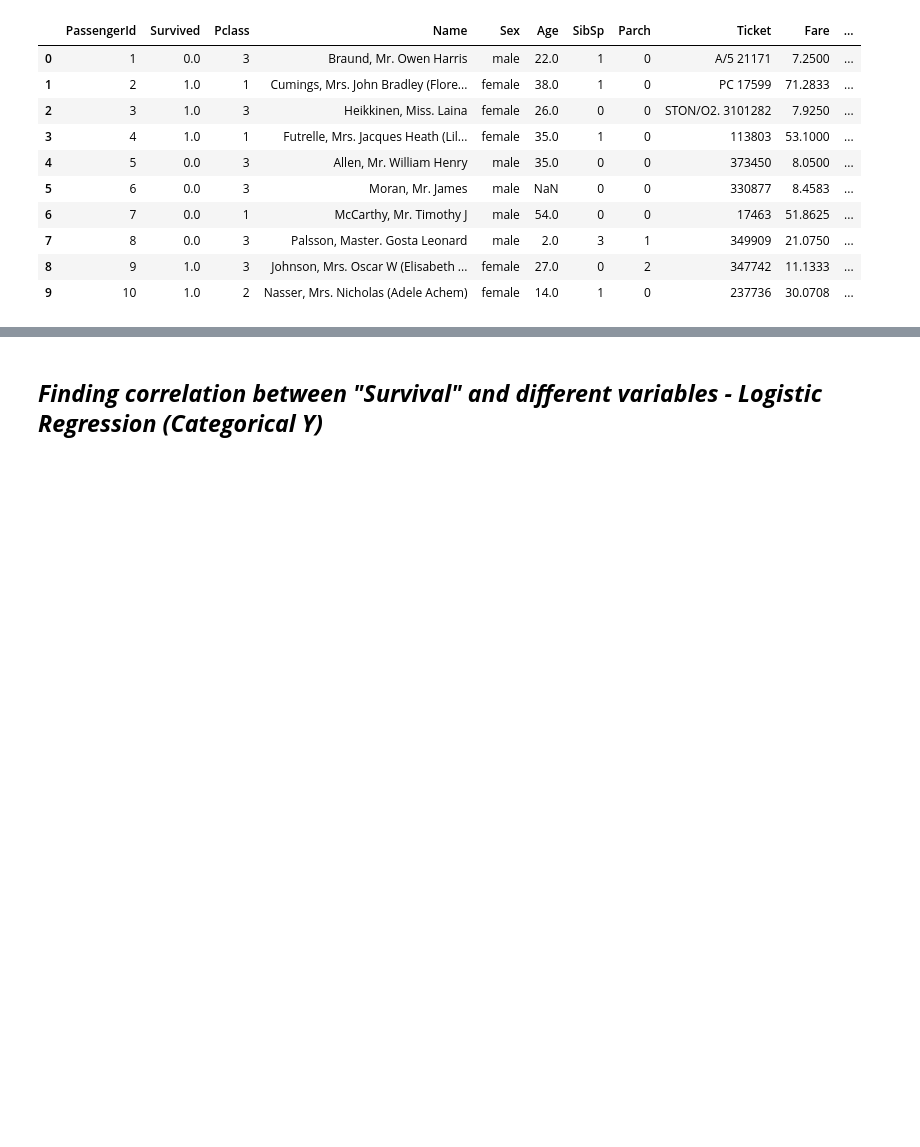
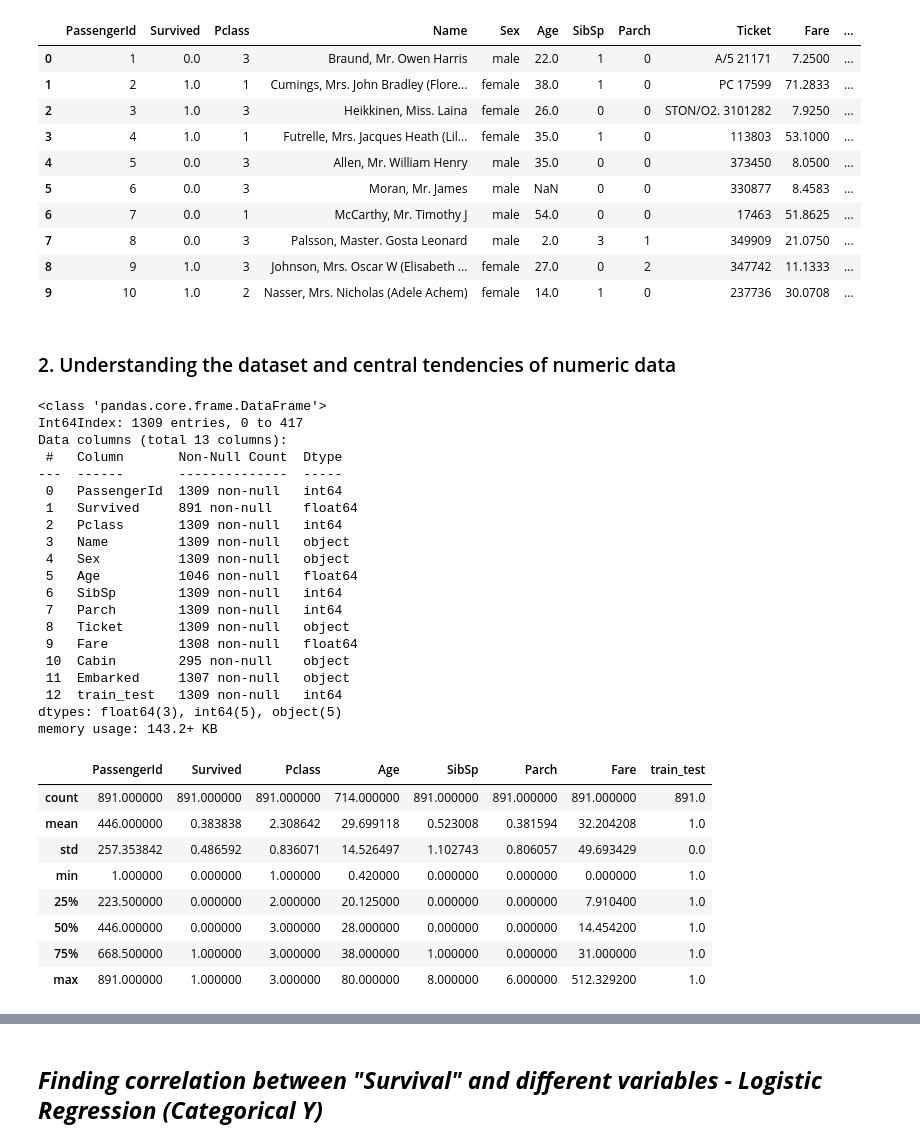
Before and after one commit to narz0001/Titanic_ML_Kaggle, a Jupyter notebook: Titanic ML.ipynb, the cells around one changed output, grey strips where cells are left out. Drawn from its saved outputs; the diff is of its cells as text; code cells hidden in the pictures; blank space fills up the shorter version.

```diff
--- a/Titanic ML.ipynb
+++ b/Titanic ML.ipynb
@@ -62,3 +61,41 @@ memory usage: 143.2+ KB
 | 7 | 8 | 0.0 | 3 | Palsson, Master. Gosta Leonard | male | 2.0 | 3 | 1 | 349909 | 21.0750 | ... |
 | 8 | 9 | 1.0 | 3 | Johnson, Mrs. Oscar W (Elisabeth ... | female | 27.0 | 0 | 2 | 347742 | 11.1333 | ... |
 | 9 | 10 | 1.0 | 2 | Nasser, Mrs. Nicholas (Adele Achem) | female | 14.0 | 1 | 0 | 237736 | 30.0708 | ... |
+# %% [markdown]
+### 2. Understanding the dataset and central tendencies of numeric data
+# %%
+df.info()
+df.head(10)
+
+# Training Set Data: Statistical analysis on the numeric data along with central tendencies of data
+train_set.describe()
+# %% [output]
+<class 'pandas.core.frame.DataFrame'>
+Int64Index: 1309 entries, 0 to 417
+Data columns (total 13 columns):
+ #   Column       Non-Null Count  Dtype
+---  ------       --------------  -----
+ 0   PassengerId  1309 non-null   int64
+ 1   Survived     891 non-null    float64
+ 2   Pclass       1309 non-null   int64
+ 3   Name         1309 non-null   object
+ 4   Sex          1309 non-null   object
+ 5   Age          1046 non-null   float64
+ 6   SibSp        1309 non-null   int64
+ 7   Parch        1309 non-null   int64
+ 8   Ticket       1309 non-null   object
+ 9   Fare         1308 non-null   float64
+ 10  Cabin        295 non-null    object
+ 11  Embarked     1307 non-null   object
+ 12  train_test   1309 non-null   int64
+dtypes: float64(3), int64(5), object(5)
+memory usage: 143.2+ KB
+|  | PassengerId | Survived | Pclass | Age | SibSp | Parch | Fare | train_test |
+| count | 891.000000 | 891.000000 | 891.000000 | 714.000000 | 891.000000 | 891.000000 | 891.000000 | 891.0 |
+| mean | 446.000000 | 0.383838 | 2.308642 | 29.699118 | 0.523008 | 0.381594 | 32.204208 | 1.0 |
+| std | 257.353842 | 0.486592 | 0.836071 | 14.526497 | 1.102743 | 0.806057 | 49.693429 | 0.0 |
+| min | 1.000000 | 0.000000 | 1.000000 | 0.420000 | 0.000000 | 0.000000 | 0.000000 | 1.0 |
+| 25% | 223.500000 | 0.000000 | 2.000000 | 20.125000 | 0.000000 | 0.000000 | 7.910400 | 1.0 |
+| 50% | 446.000000 | 0.000000 | 3.000000 | 28.000000 | 0.000000 | 0.000000 | 14.454200 | 1.0 |
+| 75% | 668.500000 | 1.000000 | 3.000000 | 38.000000 | 1.000000 | 0.000000 | 31.000000 | 1.0 |
+| max | 891.000000 | 1.000000 | 3.000000 | 80.000000 | 8.000000 | 6.000000 | 512.329200 | 1.0 |
```
Also changed, not shown: parts of 7 cells of this notebook.
